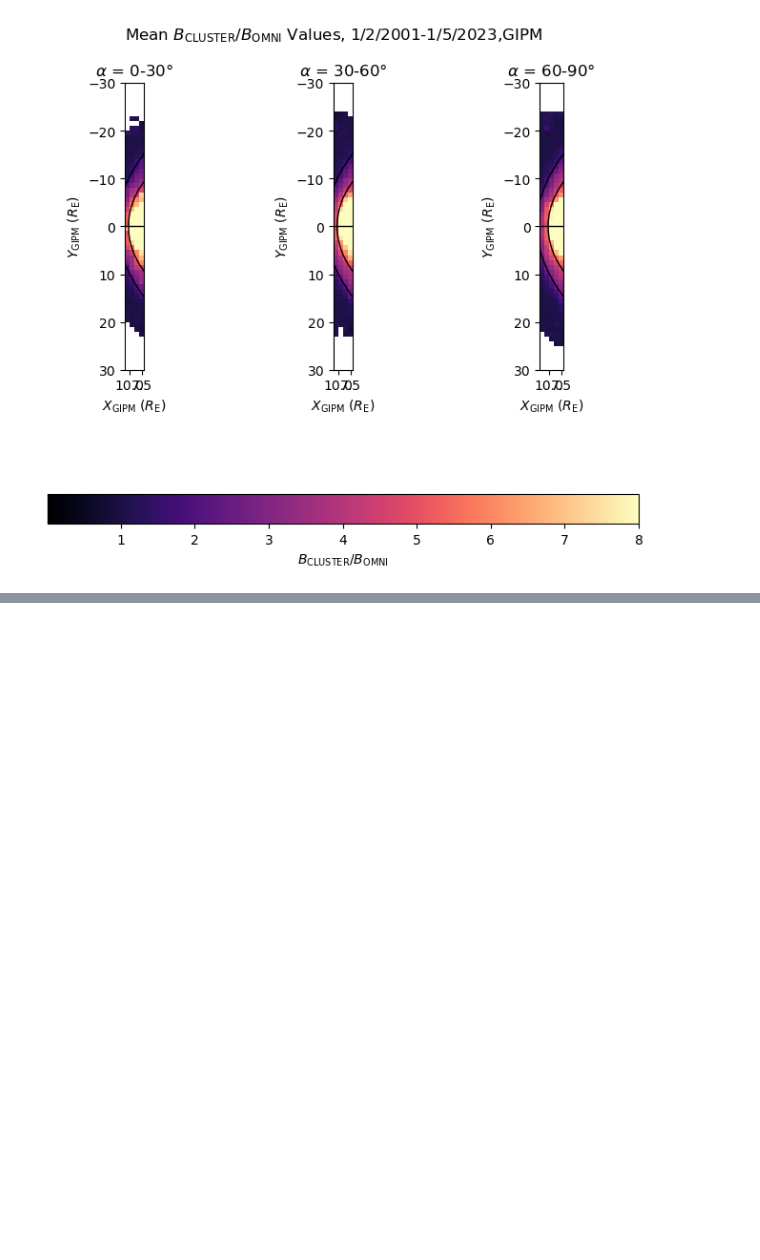
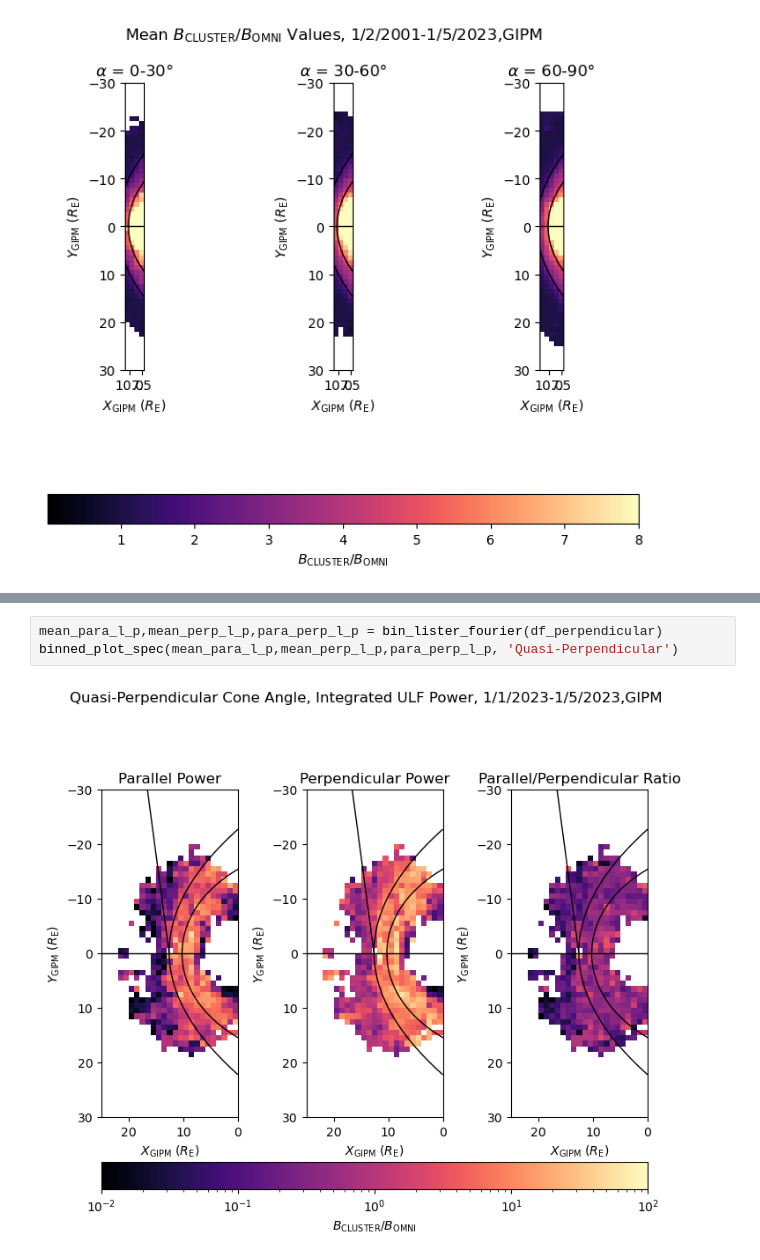
Before and after one commit to solarwindstream/gipm-mapping, a Jupyter notebook: Fine_Binning.ipynb, the cells around one changed output, grey strips where cells are left out. Cells and saved outputs as stored; diff of their text form; blank space fills up the shorter version.

```diff
--- a/Fine_Binning.ipynb
+++ b/Fine_Binning.ipynb
@@ -2199,0 +2509,5 @@ binned_plot_cuts(mean_rat_rad, mean_rat_spir, mean_rat_perp, 1)
+# %%
+mean_para_l_p,mean_perp_l_p,para_perp_l_p = bin_lister_fourier(df_perpendicular)
+binned_plot_spec(mean_para_l_p,mean_perp_l_p,para_perp_l_p, 'Quasi-Perpendicular')
+# %% [output]
+[figure, added]
```
Also changed, not shown: parts of 10 cells of this notebook.
